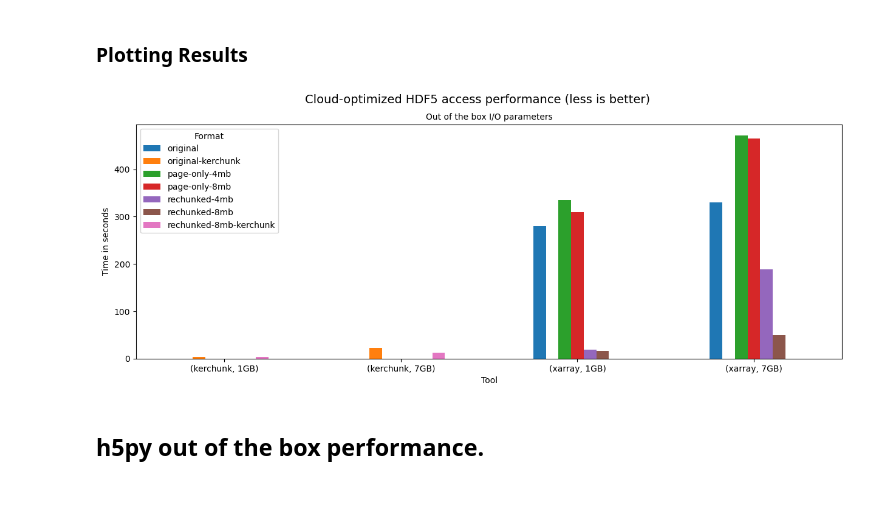
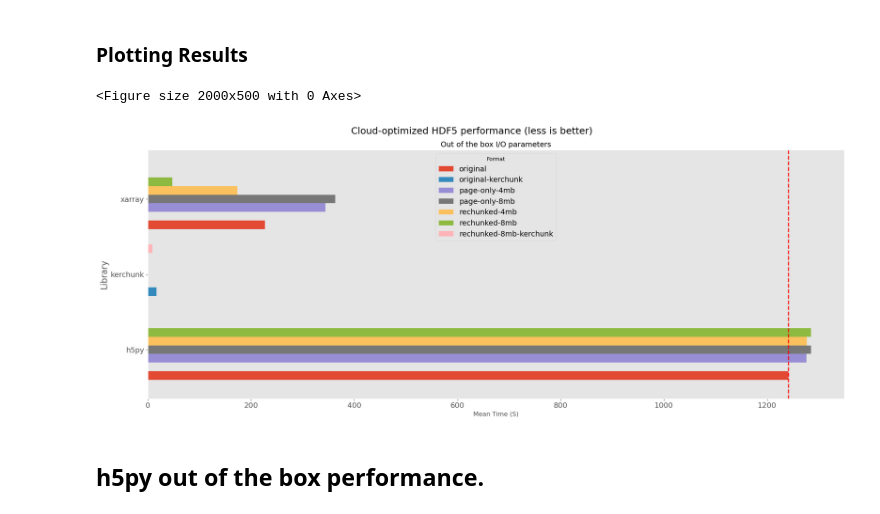
Before and after one commit to nsidc/cloud-optimized-icesat2, a Jupyter notebook: notebooks/all-access-patterns.ipynb, the cells around one changed output. Saved outputs shown, nothing was run; the diff lists cells and outputs as text; code cells hidden in the pictures.

````diff
--- a/notebooks/portable-full-comparison.ipynb
+++ b/notebooks/all-access-patterns.ipynb
@@ -38,7 +38,7 @@ aws s3 ls s3://its-live-data/test-space/cloud-experiments/h5cloud/ --recursive
 ```
 # %%
 test_dict = {
-    "1GB": {
+    "ATL03-1GB": {
         "links": {
             "original": "s3://its-live-data/test-space/cloud-experiments/h5cloud/atl03/ATL03_20230618223036_13681901_006_01.h5",
             "original-kerchunk": "s3://its-live-data/test-space/cloud-experiments/h5cloud/atl03/ATL03_20230618223036_13681901_006_01.json",
@@ -49,20 +49,7 @@ test_dict = {
             "rechunked-8mb-kerchunk": "s3://its-live-data/test-space/cloud-experiments/h5cloud/atl03/ATL03_20230618223036_13681901_006_01_rechunked-100k-page-8mb.json",
 
         },
-        "group": "/gt1l/heights",
-        "variable": "h_ph"
-    },
-    "7GB": {
-        "links": {
-            "original": "s3://its-live-data/test-space/cloud-experiments/h5cloud/atl03/ATL03_20181120182818_08110112_006_02.h5",
-            "original-kerchunk": "s3://its-live-data/test-space/cloud-experiments/h5cloud/atl03/ATL03_20181120182818_08110112_006_02.json",
-            "page-only-4mb": "s3://its-live-data/test-space/cloud-experiments/h5cloud/atl03/ATL03_20181120182818_08110112_006_02-page-only-4mb.h5",
-            "page-only-8mb": "s3://its-live-data/test-space/cloud-experiments/h5cloud/atl03/ATL03_20181120182818_08110112_006_02-page-only-8mb.h5",
-            "rechunked-4mb": "s3://its-live-data/test-space/cloud-experiments/h5cloud/atl03/ATL03_20181120182818_08110112_006_02_rechunked-100k-page-4mb.h5",
-            "rechunked-8mb": "s3://its-live-data/test-space/cloud-experiments/h5cloud/atl03/ATL03_20181120182818_08110112_006_02_rechunked-100k-page-8mb.h5",
-            "rechunked-8mb-kerchunk": "s3://its-live-data/test-space/cloud-experiments/h5cloud/atl03/ATL03_20181120182818_08110112_006_02_rechunked-100k-page-8mb.json",
-        },
-        "group": "/gt1l/heights",
+        "group": "/gt1l/heights", # For simplicity we only read one variable
         "variable": "h_ph"
     }
 }
@@ -239,27 +210,38 @@ Processing format: rechunked-8mb-kerchunk, link: s3://its-live-data/test-space/c
 # %% [markdown]
 ### Plotting Results
 # %%
-df = pd.DataFrame.from_dict(kerchunk_benchmarks + regular_xarray_benchmarks)
+df = pd.DataFrame.from_dict(kerchunk_benchmarks + regular_xarray_benchmarks + regular_h5py_benchmarks)
 
-pivot_df = df.pivot_table(index=['tool','dataset'], columns=['format'], values='time', aggfunc='mean')
+plt.figure(figsize=(20, 5))
+plt.style.use('ggplot')
+# plt.style.use('grayscale')
+
+pivot_df = df.pivot_table(index=['tool',], columns=['format', ], values='time', aggfunc='mean')
+baseline_original = pivot_df['original'].max()
+kerchunk_original = pivot_df['original-kerchunk'].max()
 
 # Plotting
-pivot_df.plot(kind='bar', figsize=(15, 5))
+pivot_df.plot(kind='barh', figsize=(20, 8), fontsize=14, width=0.8)
 
-plt.title("Out of the box I/O parameters", fontsize=10)
-plt.suptitle('Cloud-optimized HDF5 access performance (less is better)', fontsize=14)
+plt.suptitle('Cloud-optimized HDF5 performance (less is better)', fontsize=18)
+plt.title("Out of the box I/O parameters", fontsize=14)
+plt.xlabel('Mean Time (S)')
+plt.ylabel('Library', fontsize=16)
+plt.xticks(rotation=0)
+plt.legend(title='Format', fontsize=14)
+plt.grid(False)
 
-plt.xlabel('Tool')
-plt.ylabel('Time in seconds')
-# plt.xticks(rotation=90)
-plt.legend(title='Format')
-# plt.grid(True)
-plt.xticks(rotation=0)
-# plt.grid(True)
-# plt.grid(axis='y', which='major', linestyle='-')
+
+plt.axvline(x=baseline_original, color='red', linestyle='--', linewidth=2, label=f"Baseline: {baseline_original:.2f}")
+
+
+plt.tight_layout()
+plt.savefig("stats.png", transparent=True, dpi=150)
+
 plt.show()
 # %% [output]
+<Figure size 2000x500 with 0 Axes>
-[figure, old version]
+[figure, new version]
 # %% [markdown]
 ## h5py out of the box performance.
 # %%
````
Also changed, not shown: parts of 5 cells of this notebook, 23 other files.
